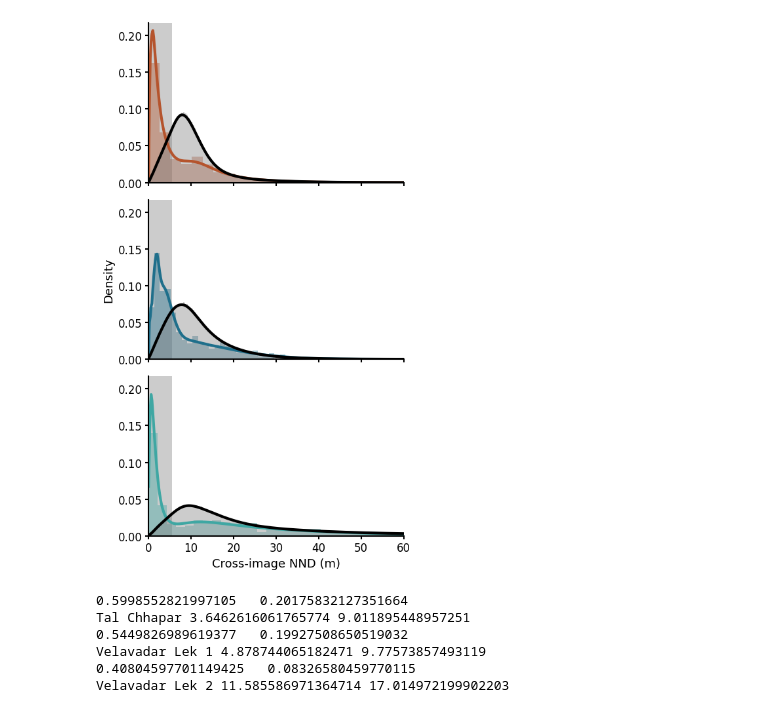
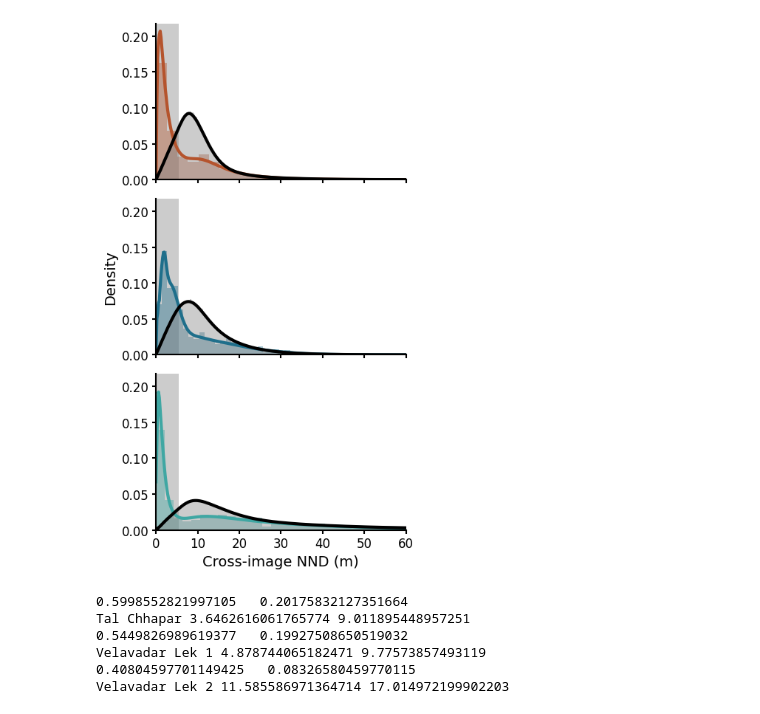
Before and after one commit to vivekhsridhar/territory_geometry, a Jupyter notebook: plot_crossyear_nnd.ipynb, the cells around one changed output. Saved outputs shown, nothing was run; the diff lists cells and outputs as text; code cells hidden in the pictures.

```diff
--- a/plot_crossyear_nnd.ipynb
+++ b/plot_crossyear_nnd.ipynb
@@ -42,40 +42,40 @@ def log_kde_on_original_scale(y, xs, bw_method=0.2, eps=1e-6):
 
     return density
 # %%
-fig, axes = plt.subplots(3, 1, figsize=(5, 9), sharex=True, sharey=True)
+fig, axes = plt.subplots(3, 1, figsize=(4.5, 8), sharex=True, sharey=True)
 bin_dict = {'Velavadar Lek 1': 30, 'Velavadar Lek 2': 60, 'Tal Chhapar': 20}
 for ax, lek in zip(axes, lek_labels):
     obs = pointwise.loc[pointwise['lek_id'] == lek, 'nnd_to_prev'].to_numpy()
     rand = pointwise_randomisations.loc[pointwise_randomisations['lek_id'] == lek, 'nnd_to_prev'].to_numpy()
 
     # Plot data and randomisation
     ax.hist(obs, bins=bin_dict[lek], density=True, color=fill_cols[lek], alpha=0.4)
     ax.hist(rand, bins='fd', density=True, color='grey',alpha=0.4)
 
     # Add KDEs for data and randomisation
     xs = np.linspace(0.01, 60, 300)
 
     ys_obs = log_kde_on_original_scale(obs, xs)
     ys_rand = log_kde_on_original_scale(rand, xs)
 
     ax.plot(xs, ys_obs, color=fill_cols[lek], linewidth=3)
     ax.plot(xs, ys_rand, color='black', linewidth=3)
     ax.axvspan(0, 5.538, color='black', alpha=0.2, ec=None, linewidth=0, zorder=0)
 
     ax.set_xlim(0,60)
     ax.spines['top'].set_visible(False)
     ax.spines['right'].set_visible(False)
     ax.spines['left'].set_linewidth(1.5)
     ax.spines['bottom'].set_linewidth(1.5)
     ax.tick_params(axis='both', which='major', labelsize=12, width=1.5)
 
-axes[1].set_ylabel('Density', fontsize=13)
-axes[-1].set_xlabel('Cross-image NND (m)', fontsize=13)
+axes[1].set_ylabel('Density', fontsize=14)
+axes[-1].set_xlabel('Cross-image NND (m)', fontsize=14)
 
 plt.tight_layout(rect=[0, 0, 1, 0.96])
 plt.savefig(out_dir/'external_memory_distribution.png', dpi=300, bbox_inches='tight')
 # %% [output]
-[figure, old version]
+[figure, new version]
 # %%
 for lek in lek_labels:
     print(len(pointwise.loc[(pointwise['lek_id'] == lek) & (pointwise['nnd_to_prev'] < 5.538),:]) / len(pointwise.loc[pointwise['lek_id'] == lek,:]), ' ', len(pointwise_randomisations.loc[(pointwise_randomisations['lek_id'] == lek) & (pointwise_randomisations['nnd_to_prev'] < 5.654),:]) / len(pointwise_randomisations.loc[pointwise_randomisations['lek_id'] == lek,:]))
```
Also changed, not shown: parts of 4 cells of this notebook, 4 other files.
